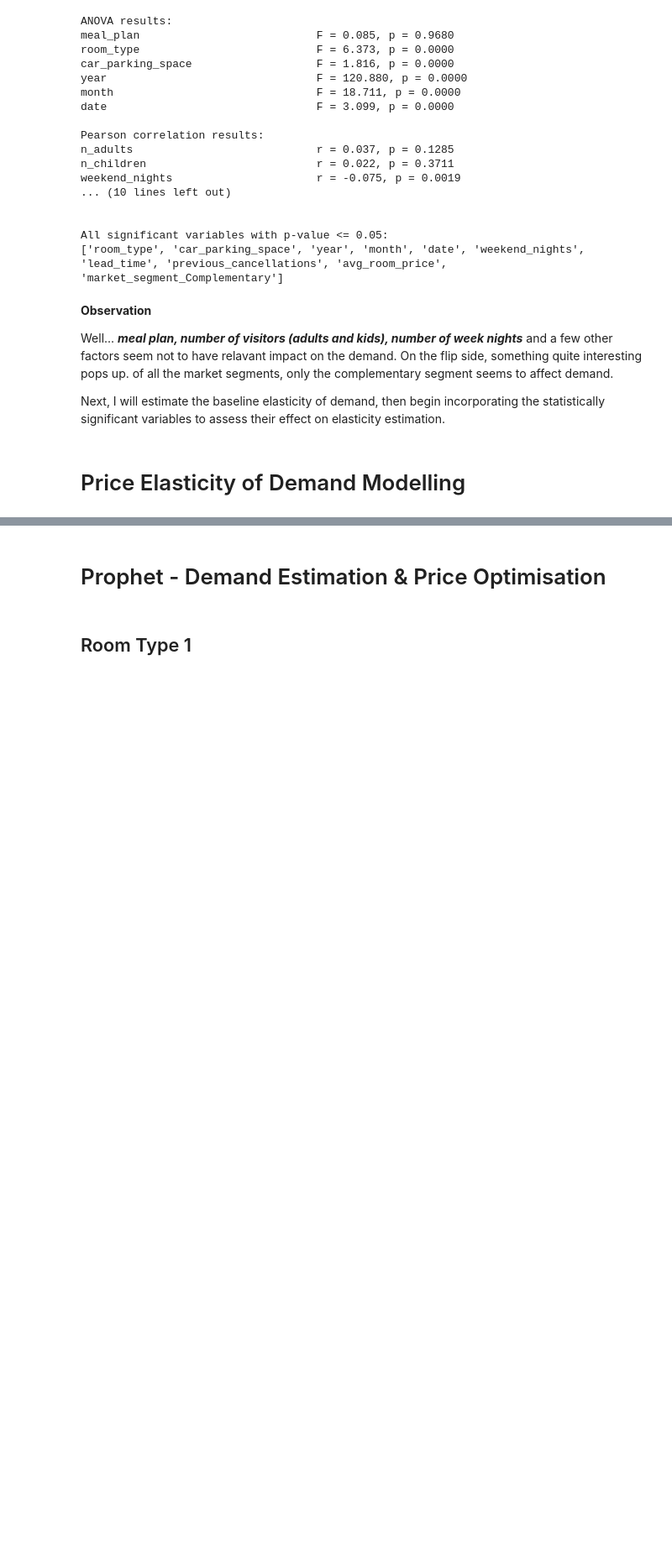
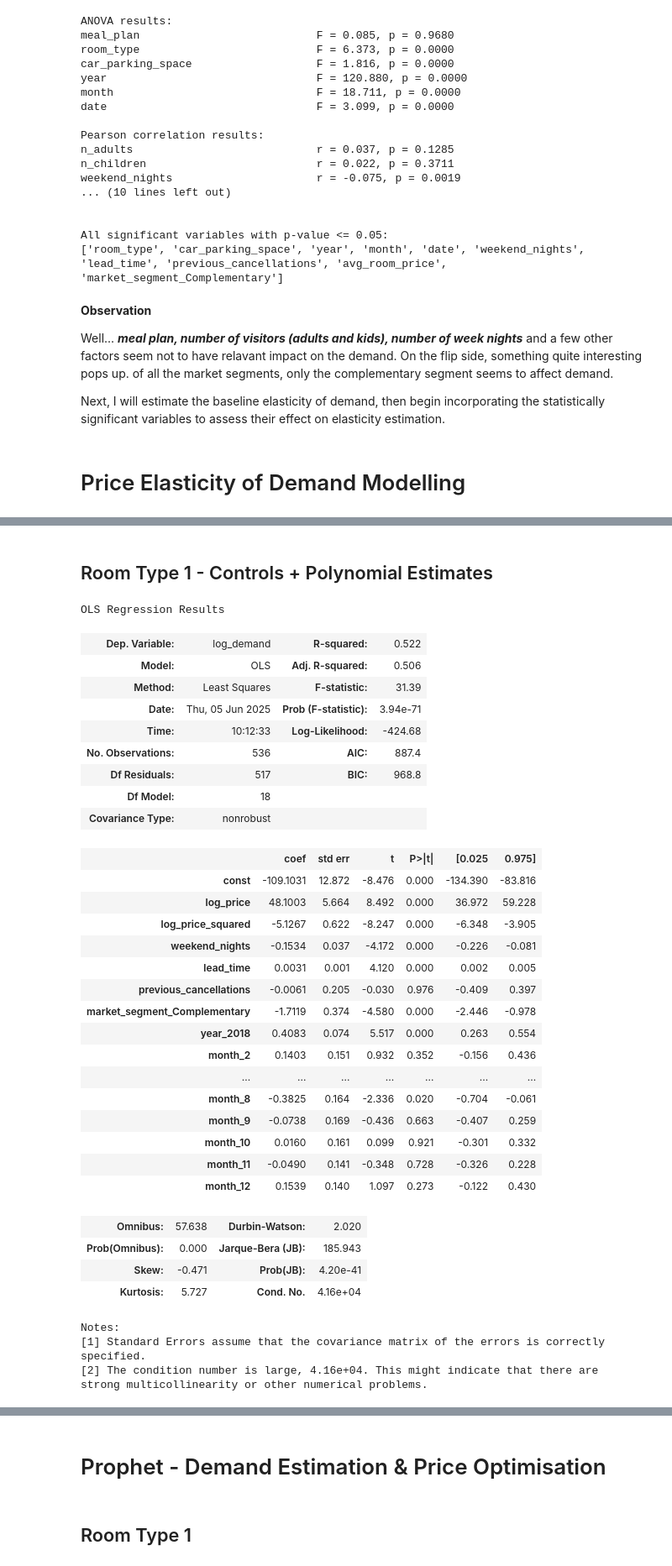
Before and after one commit to munas-git/Prophet-Demand-Forecasting-and-Price-Optimisation, a Jupyter notebook: analysis.ipynb, the cells around one changed output, grey strips where cells are left out. Shown at 84% size. Drawn from its saved outputs; the diff is of its cells as text; code cells hidden in the pictures; blank space fills up the shorter version.

```diff
--- a/analysis.ipynb
+++ b/analysis.ipynb
@@ -680,0 +740,2 @@ The polynomial (quadratic) model fits the data better, and its term `-6.1634`, t
+# %% [markdown]
+## Room Type 1 - Controls + Polynomial Estimates
@@ -680,0 +755,37 @@ The polynomial (quadratic) model fits the data better, and its term `-6.1634`, t
+# %%
+model_poly_cov.summary()
+# %% [output]
+OLS Regression Results
+| Dep. Variable: | log_demand | R-squared: | 0.522 |
+| Model: | OLS | Adj. R-squared: | 0.506 |
+| Method: | Least Squares | F-statistic: | 31.39 |
+| Date: | Thu, 05 Jun 2025 | Prob (F-statistic): | 3.94e-71 |
+| Time: | 10:12:33 | Log-Likelihood: | -424.68 |
+| No. Observations: | 536 | AIC: | 887.4 |
+| Df Residuals: | 517 | BIC: | 968.8 |
+| Df Model: | 18 |  |  |
+| Covariance Type: | nonrobust |  |  |
+|  | coef | std err | t | P>|t| | [0.025 | 0.975] |
+| const | -109.1031 | 12.872 | -8.476 | 0.000 | -134.390 | -83.816 |
+| log_price | 48.1003 | 5.664 | 8.492 | 0.000 | 36.972 | 59.228 |
+| log_price_squared | -5.1267 | 0.622 | -8.247 | 0.000 | -6.348 | -3.905 |
+| weekend_nights | -0.1534 | 0.037 | -4.172 | 0.000 | -0.226 | -0.081 |
+| lead_time | 0.0031 | 0.001 | 4.120 | 0.000 | 0.002 | 0.005 |
+| previous_cancellations | -0.0061 | 0.205 | -0.030 | 0.976 | -0.409 | 0.397 |
+| market_segment_Complementary | -1.7119 | 0.374 | -4.580 | 0.000 | -2.446 | -0.978 |
+| year_2018 | 0.4083 | 0.074 | 5.517 | 0.000 | 0.263 | 0.554 |
+| month_2 | 0.1403 | 0.151 | 0.932 | 0.352 | -0.156 | 0.436 |
+| ... | ... | ... | ... | ... | ... | ... |
+| month_8 | -0.3825 | 0.164 | -2.336 | 0.020 | -0.704 | -0.061 |
+| month_9 | -0.0738 | 0.169 | -0.436 | 0.663 | -0.407 | 0.259 |
+| month_10 | 0.0160 | 0.161 | 0.099 | 0.921 | -0.301 | 0.332 |
+| month_11 | -0.0490 | 0.141 | -0.348 | 0.728 | -0.326 | 0.228 |
+| month_12 | 0.1539 | 0.140 | 1.097 | 0.273 | -0.122 | 0.430 |
+| Omnibus: | 57.638 | Durbin-Watson: | 2.020 |
+| Prob(Omnibus): | 0.000 | Jarque-Bera (JB): | 185.943 |
+| Skew: | -0.471 | Prob(JB): | 4.20e-41 |
+| Kurtosis: | 5.727 | Cond. No. | 4.16e+04 |
+Notes:
+[1] Standard Errors assume that the covariance matrix of the errors is correctly specified.
+[2] The condition number is large, 4.16e+04. This might indicate that there are
+strong multicollinearity or other numerical problems.
```
Also changed, not shown: parts of 28 cells of this notebook.
